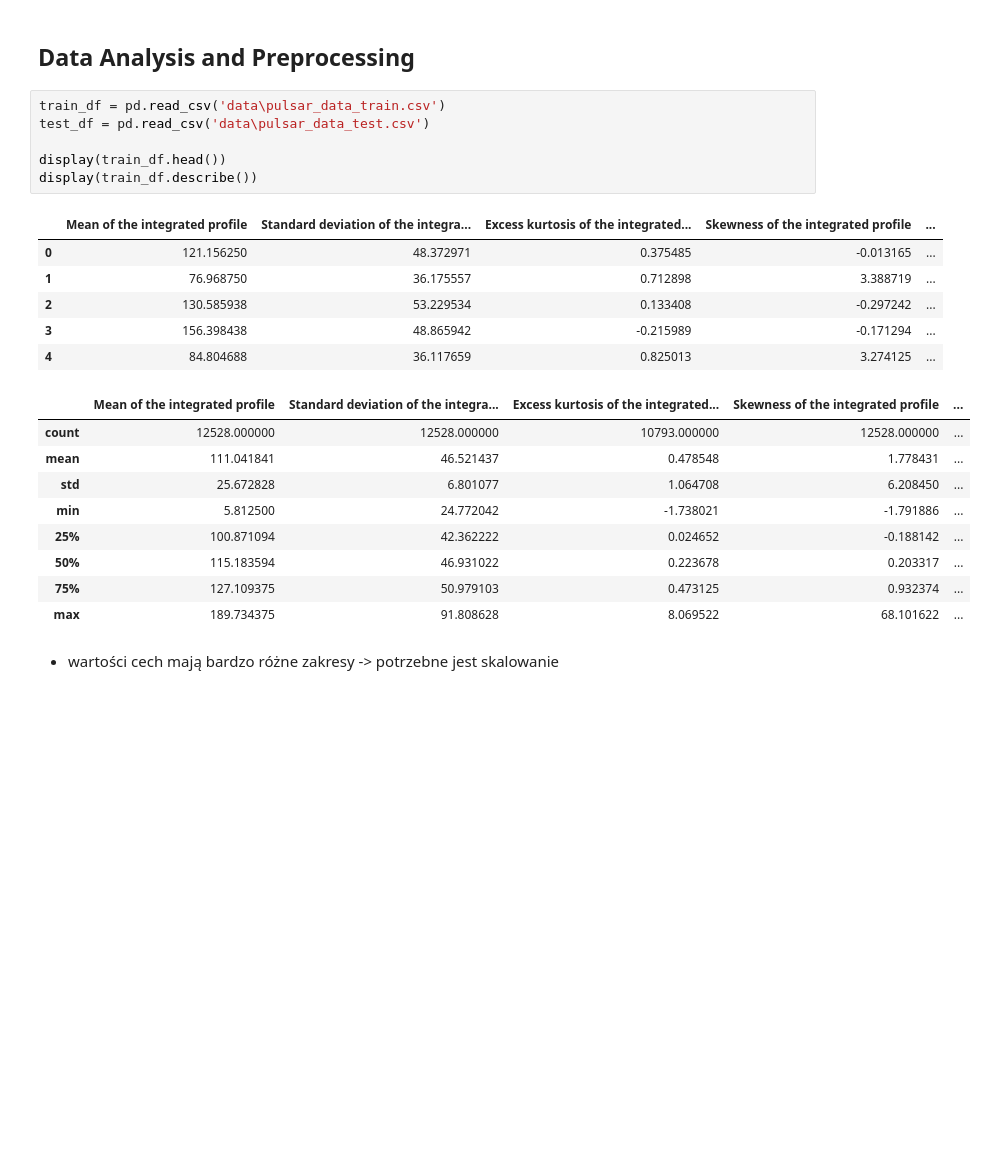
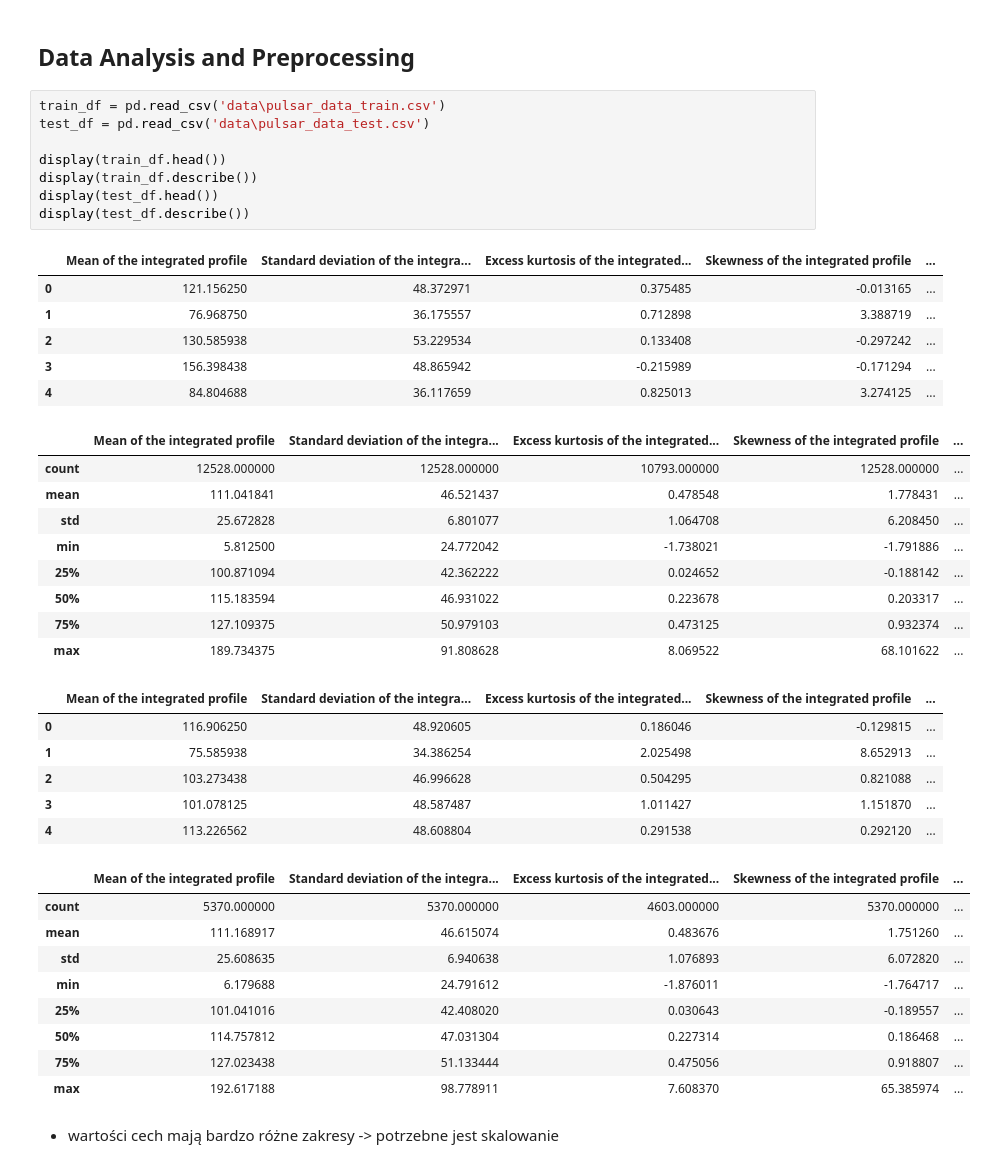
Before and after one commit to eevee71/pulsar-star-detection-MLP, a Jupyter notebook: pulsar_detection.ipynb, the cells around one changed output. Saved outputs shown, nothing was run; the diff lists cells and outputs as text; blank space fills up the shorter version.

```diff
--- a/pulsar_detection.ipynb
+++ b/pulsar_detection.ipynb
@@ -13,25 +20,42 @@ device = torch.device("cuda" if torch.cuda.is_available() else "cpu")
 # %%
 train_df = pd.read_csv('data\pulsar_data_train.csv')
 test_df = pd.read_csv('data\pulsar_data_test.csv')
 
 display(train_df.head())
 display(train_df.describe())
+display(test_df.head())
+display(test_df.describe())
 # %% [output]
 |  | Mean of the integrated profile | Standard deviation of the integra... | Excess kurtosis of the integrated... | Skewness of the integrated profile | ... |
 | 0 | 121.156250 | 48.372971 | 0.375485 | -0.013165 | ... |
 | 1 | 76.968750 | 36.175557 | 0.712898 | 3.388719 | ... |
 | 2 | 130.585938 | 53.229534 | 0.133408 | -0.297242 | ... |
 | 3 | 156.398438 | 48.865942 | -0.215989 | -0.171294 | ... |
 | 4 | 84.804688 | 36.117659 | 0.825013 | 3.274125 | ... |
 |  | Mean of the integrated profile | Standard deviation of the integra... | Excess kurtosis of the integrated... | Skewness of the integrated profile | ... |
 | count | 12528.000000 | 12528.000000 | 10793.000000 | 12528.000000 | ... |
 | mean | 111.041841 | 46.521437 | 0.478548 | 1.778431 | ... |
 | std | 25.672828 | 6.801077 | 1.064708 | 6.208450 | ... |
 | min | 5.812500 | 24.772042 | -1.738021 | -1.791886 | ... |
 | 25% | 100.871094 | 42.362222 | 0.024652 | -0.188142 | ... |
 | 50% | 115.183594 | 46.931022 | 0.223678 | 0.203317 | ... |
 | 75% | 127.109375 | 50.979103 | 0.473125 | 0.932374 | ... |
 | max | 189.734375 | 91.808628 | 8.069522 | 68.101622 | ... |
+|  | Mean of the integrated profile | Standard deviation of the integra... | Excess kurtosis of the integrated... | Skewness of the integrated profile | ... |
+| 0 | 116.906250 | 48.920605 | 0.186046 | -0.129815 | ... |
+| 1 | 75.585938 | 34.386254 | 2.025498 | 8.652913 | ... |
+| 2 | 103.273438 | 46.996628 | 0.504295 | 0.821088 | ... |
+| 3 | 101.078125 | 48.587487 | 1.011427 | 1.151870 | ... |
+| 4 | 113.226562 | 48.608804 | 0.291538 | 0.292120 | ... |
+|  | Mean of the integrated profile | Standard deviation of the integra... | Excess kurtosis of the integrated... | Skewness of the integrated profile | ... |
+| count | 5370.000000 | 5370.000000 | 4603.000000 | 5370.000000 | ... |
+| mean | 111.168917 | 46.615074 | 0.483676 | 1.751260 | ... |
+| std | 25.608635 | 6.940638 | 1.076893 | 6.072820 | ... |
+| min | 6.179688 | 24.791612 | -1.876011 | -1.764717 | ... |
+| 25% | 101.041016 | 42.408020 | 0.030643 | -0.189557 | ... |
+| 50% | 114.757812 | 47.031304 | 0.227314 | 0.186468 | ... |
+| 75% | 127.023438 | 51.133444 | 0.475056 | 0.918807 | ... |
+| max | 192.617188 | 98.778911 | 7.608370 | 65.385974 | ... |
 # %% [markdown]
 - wartości cech mają bardzo różne zakresy -> potrzebne jest skalowanie
 # %%
```
Also changed, not shown: parts of 18 cells of this notebook.
